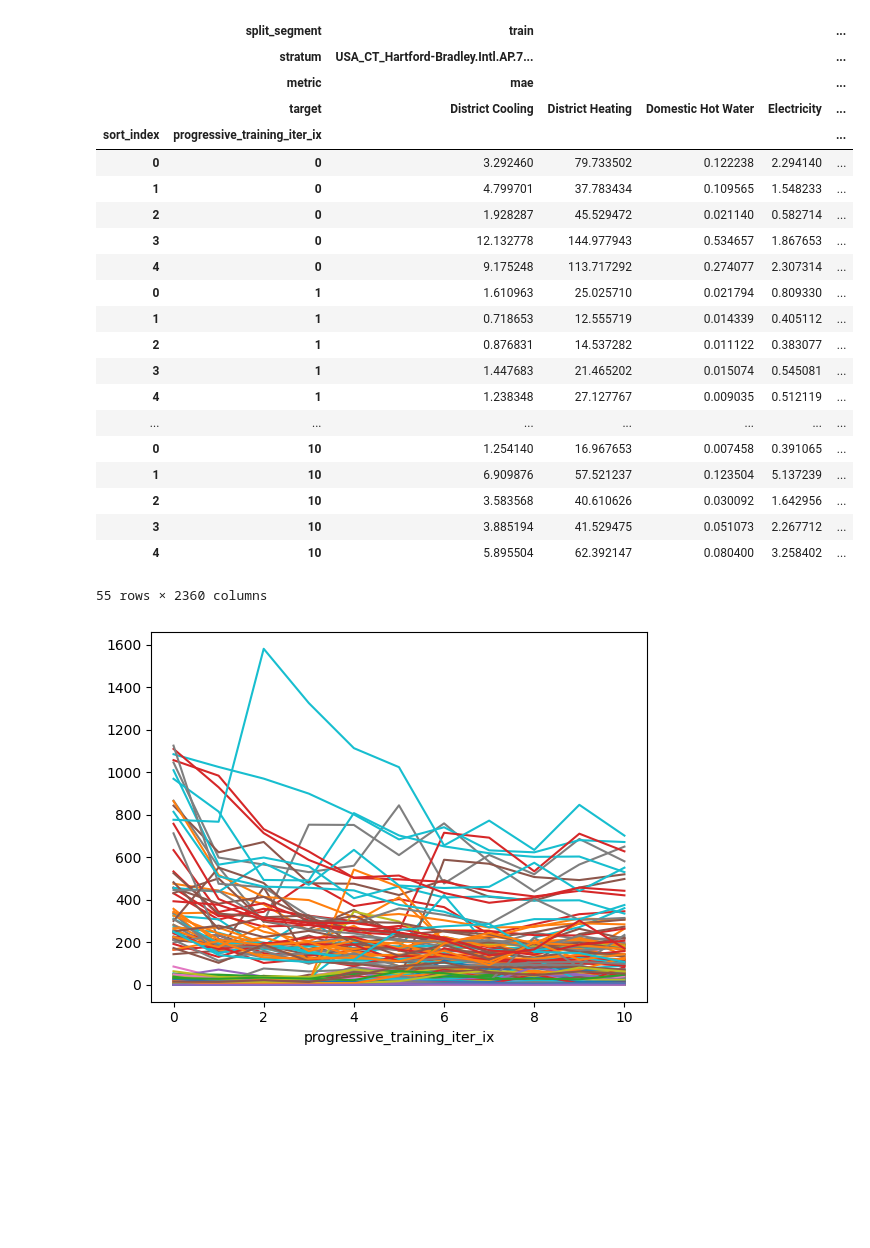
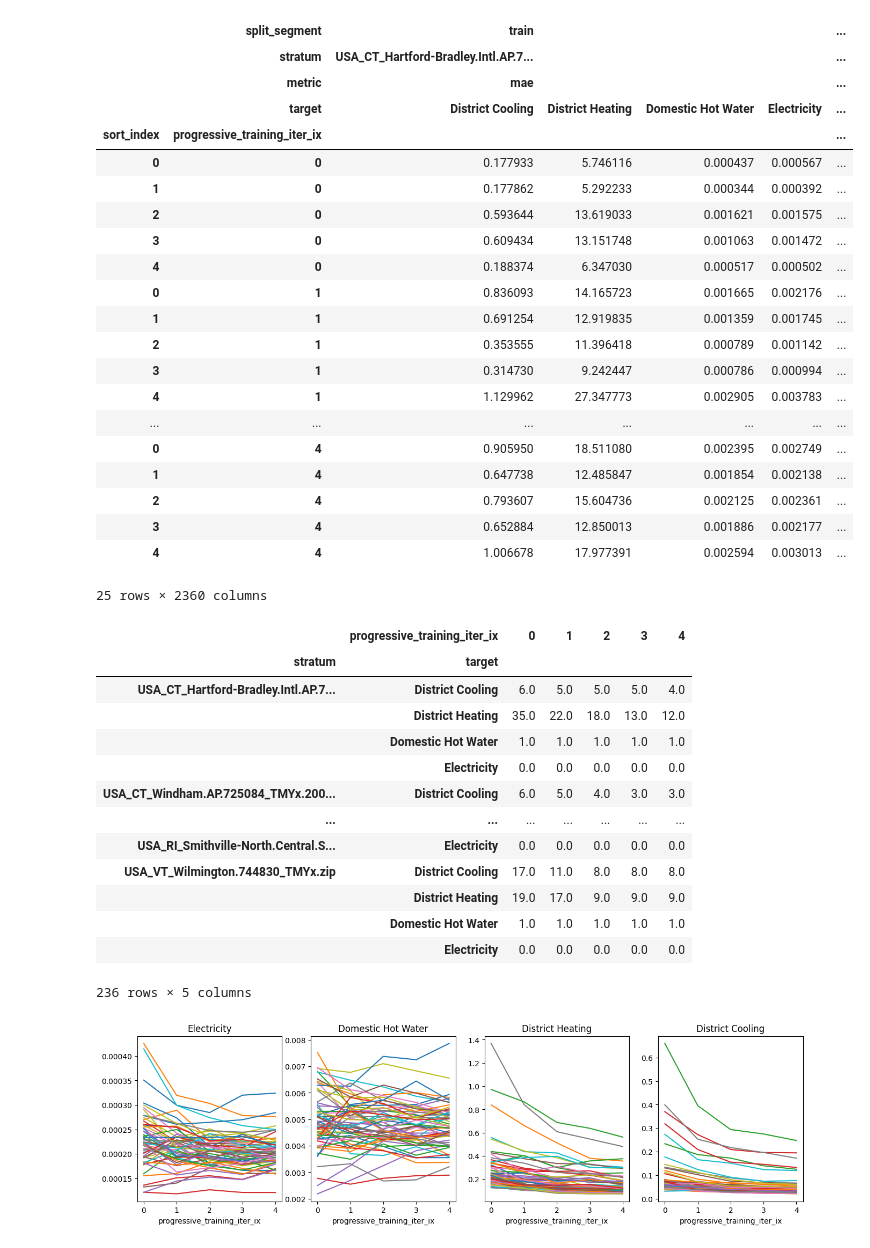
Before and after one commit to szvsw/epengine, a Jupyter notebook: notebooks/learning_curves.ipynb, the cells around one changed output. Drawn from its saved outputs; the diff is of its cells as text; code cells hidden in the pictures; blank space fills up the shorter version.

```diff
--- a/notebooks/learning_curves.ipynb
+++ b/notebooks/learning_curves.ipynb
@@ -4,7 +4,7 @@ import pandas as pd
 
 bucket = "ml-for-bem"
 bucket_prefix = "hatchet"
-experiment_id = "test/progressive-training-16"
+experiment_id = "test/progressive-training-20"
 
 s3 = boto3.client("s3")
 
@@ -14,57 +14,93 @@ files = s3.list_objects(Bucket=bucket, Prefix=f"{bucket_prefix}/{experiment_id}"
 ]
 
 # filter the files to only include the ones that have "train" and "results" and "h5" in the key
 train_results_files = [
     file
     for file in files
     if "train/" in file["Key"] and "results" in file["Key"] and "h5" in file["Key"]
 ]
+sample_results_files = [file for file in files if "full-dataset.pq" in file["Key"]]
 
 
 file_keys = [file["Key"] for file in train_results_files]
 import tempfile
 from pathlib import Path
 
 all_dfs = []
 with tempfile.TemporaryDirectory() as temp_dir:
     for i, file in enumerate(file_keys):
         local_path = Path(temp_dir) / f"result_{i}.h5"
         s3.download_file(Bucket=bucket, Key=file, Filename=local_path.as_posix())
         df = pd.read_hdf(local_path.as_posix(), key="stratum_metrics")
         all_dfs.append(df)
 
 df = pd.concat(all_dfs)
 df
 # %% [output]
 |  | split_segment | train |  |  |  | ... |
 |  | stratum | USA_CT_Hartford-Bradley.Intl.AP.7... |  |  |  | ... |
 |  | metric | mae |  |  |  | ... |
 |  | target | District Cooling | District Heating | Domestic Hot Water | Electricity | ... |
 | sort_index | progressive_training_iter_ix |  |  |  |  | ... |
-| 0 | 0 | 3.292460 | 79.733502 | 0.122238 | 2.294140 | ... |
-| 1 | 0 | 4.799701 | 37.783434 | 0.109565 | 1.548233 | ... |
-| 2 | 0 | 1.928287 | 45.529472 | 0.021140 | 0.582714 | ... |
-| 3 | 0 | 12.132778 | 144.977943 | 0.534657 | 1.867653 | ... |
-| 4 | 0 | 9.175248 | 113.717292 | 0.274077 | 2.307314 | ... |
-| 0 | 1 | 1.610963 | 25.025710 | 0.021794 | 0.809330 | ... |
-| 1 | 1 | 0.718653 | 12.555719 | 0.014339 | 0.405112 | ... |
-| 2 | 1 | 0.876831 | 14.537282 | 0.011122 | 0.383077 | ... |
-| 3 | 1 | 1.447683 | 21.465202 | 0.015074 | 0.545081 | ... |
-| 4 | 1 | 1.238348 | 27.127767 | 0.009035 | 0.512119 | ... |
+| 0 | 0 | 0.177933 | 5.746116 | 0.000437 | 0.000567 | ... |
+| 1 | 0 | 0.177862 | 5.292233 | 0.000344 | 0.000392 | ... |
+| 2 | 0 | 0.593644 | 13.619033 | 0.001621 | 0.001575 | ... |
+| 3 | 0 | 0.609434 | 13.151748 | 0.001063 | 0.001472 | ... |
+| 4 | 0 | 0.188374 | 6.347030 | 0.000517 | 0.000502 | ... |
+| 0 | 1 | 0.836093 | 14.165723 | 0.001665 | 0.002176 | ... |
+| 1 | 1 | 0.691254 | 12.919835 | 0.001359 | 0.001745 | ... |
+| 2 | 1 | 0.353555 | 11.396418 | 0.000789 | 0.001142 | ... |
+| 3 | 1 | 0.314730 | 9.242447 | 0.000786 | 0.000994 | ... |
+| 4 | 1 | 1.129962 | 27.347773 | 0.002905 | 0.003783 | ... |
 | ... | ... | ... | ... | ... | ... | ... |
-| 0 | 10 | 1.254140 | 16.967653 | 0.007458 | 0.391065 | ... |
-| 1 | 10 | 6.909876 | 57.521237 | 0.123504 | 5.137239 | ... |
-| 2 | 10 | 3.583568 | 40.610626 | 0.030092 | 1.642956 | ... |
-| 3 | 10 | 3.885194 | 41.529475 | 0.051073 | 2.267712 | ... |
-| 4 | 10 | 5.895504 | 62.392147 | 0.080400 | 3.258402 | ... |
+| 0 | 4 | 0.905950 | 18.511080 | 0.002395 | 0.002749 | ... |
+| 1 | 4 | 0.647738 | 12.485847 | 0.001854 | 0.002138 | ... |
+| 2 | 4 | 0.793607 | 15.604736 | 0.002125 | 0.002361 | ... |
+| 3 | 4 | 0.652884 | 12.850013 | 0.001886 | 0.002177 | ... |
+| 4 | 4 | 1.006678 | 17.977391 | 0.002594 | 0.003013 | ... |
-55 rows × 2360 columns
+25 rows × 2360 columns
 # %%
-maes = (
+(
     df.groupby("progressive_training_iter_ix")
     .mean()["test"]
-    .xs("rmse", level="metric", axis=1)
-)
-maes.plot(legend=False)
+    .xs("cvrmse", level="metric", axis=1)
+    .T
+    * 100
+).round()
 # plt.ylim(0,1)
 # %% [output]
-[figure, removed]
+|  | progressive_training_iter_ix | 0 | 1 | 2 | 3 | 4 |
+| stratum | target |  |  |  |  |  |
+| USA_CT_Hartford-Bradley.Intl.AP.7... | District Cooling | 6.0 | 5.0 | 5.0 | 5.0 | 4.0 |
+|  | District Heating | 35.0 | 22.0 | 18.0 | 13.0 | 12.0 |
+|  | Domestic Hot Water | 1.0 | 1.0 | 1.0 | 1.0 | 1.0 |
+|  | Electricity | 0.0 | 0.0 | 0.0 | 0.0 | 0.0 |
+| USA_CT_Windham.AP.725084_TMYx.200... | District Cooling | 6.0 | 5.0 | 4.0 | 3.0 | 3.0 |
+| ... | ... | ... | ... | ... | ... | ... |
+| USA_RI_Smithville-North.Central.S... | Electricity | 0.0 | 0.0 | 0.0 | 0.0 | 0.0 |
+| USA_VT_Wilmington.744830_TMYx.zip | District Cooling | 17.0 | 11.0 | 8.0 | 8.0 | 8.0 |
+|  | District Heating | 19.0 | 17.0 | 9.0 | 9.0 | 9.0 |
+|  | Domestic Hot Water | 1.0 | 1.0 | 1.0 | 1.0 | 1.0 |
+|  | Electricity | 0.0 | 0.0 | 0.0 | 0.0 | 0.0 |
+236 rows × 5 columns
+# %%
+import matplotlib.pyplot as plt
+
+fig, ax = plt.subplots(1, 4, figsize=(16, 4))
+for i, target in enumerate([
+    "Electricity",
+    "Domestic Hot Water",
+    "District Heating",
+    "District Cooling",
+]):
+    maes = (
+        df.groupby("progressive_training_iter_ix")
+        .mean()["test"]
+        .xs("mape", level="metric", axis=1)
+        .xs(target, level="target", axis=1)
+    )
+    ax[i].set_title(target)
+    maes.plot(legend=False, ax=ax[i])
+# plt.ylim(0,1)
+# %% [output]
+[figure, added]
```
Also changed, not shown: parts of 13 cells of this notebook, 4 other files.
